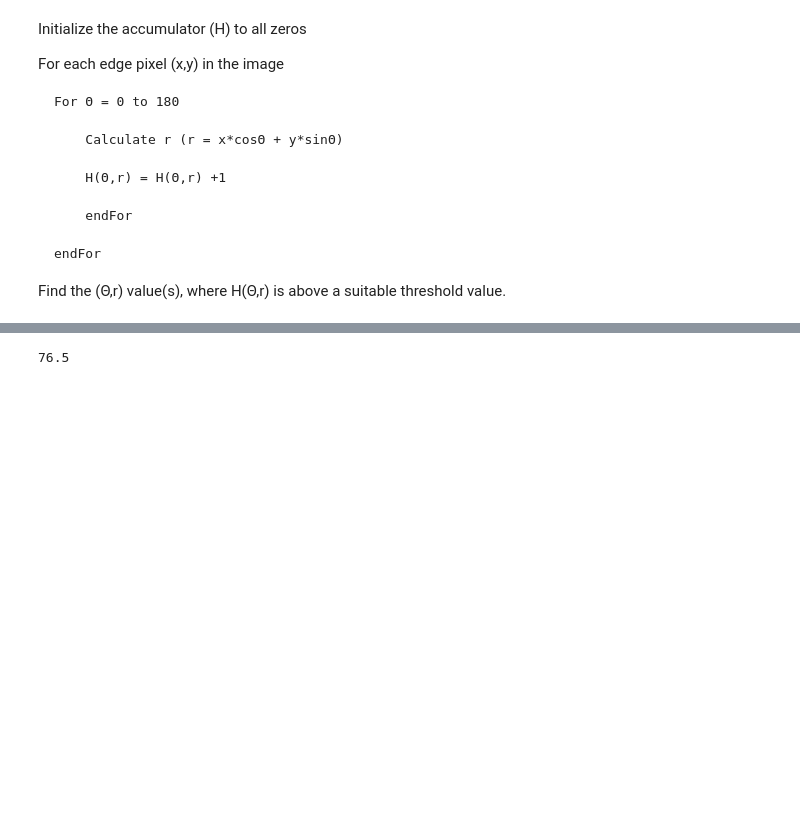
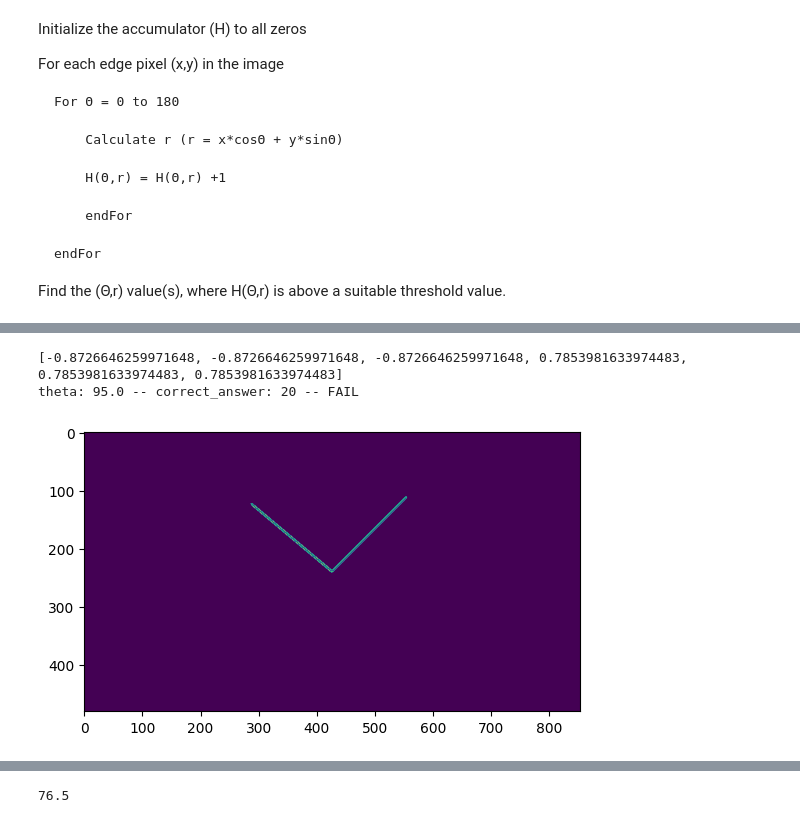
Before and after one commit to coeus-uk/computer-vision, a Jupyter notebook: Task1.ipynb, the cells around one changed output, grey strips where cells are left out. Saved outputs shown, nothing was run; the diff lists cells and outputs as text; code cells hidden in the pictures; blank space fills up the shorter version.

```diff
--- a/Task1.ipynb
+++ b/Task1.ipynb
@@ -81 +88,38 @@ qt.qpa.plugin: Could not find the Qt platform plugin "wayland" in "/home/jay/.lo
+# %%
+# Example usage
+img = cv2.imread('Task1Dataset\image7.png', cv2.IMREAD_GRAYSCALE)
+edges = cv2.Canny(img, 20, 40)
+accumulator, theta_range, rho_range = utils.hough_line(edges)
+hough_line = utils.get_lines(accumulator, theta_range, rho_range, threshold=100)
+line_angles = []
+plt.imshow(edges)
+plt.plot()
+
+for rho, theta in hough_line:
+    #print(line)
+    #(rho, theta) = (line[0][0], line[0][1])
+    # Handle whether the line is in the positive or negative x
+    if (rho < 0):
+        theta += np.pi
+
+    line_angles.append(theta)
+
+    #continue
+print(line_angles)
+if(len(line_angles) < 2):
+    print(f"Skipping  - need at least 2 lines")
+    #continue
+
+# Calculate difference of angles and choose the smaller angle
+angle1 = max(line_angles) - min(line_angles)
+angle2 = (2 * np.pi) - angle1
+angle_between_lines = min(angle1, angle2)
+angle_between_lines = np.round(np.rad2deg(angle_between_lines))
+
+pass_fail_string = "PASS" if angle_between_lines == 20 else "FAIL"
+print(f"theta: {angle_between_lines} -- correct_answer: {20} -- {pass_fail_string}")
+# %% [output]
+[-0.8726646259971648, -0.8726646259971648, -0.8726646259971648, 0.7853981633974483, 0.7853981633974483, 0.7853981633974483]
+theta: 95.0 -- correct_answer: 20 -- FAIL
+[figure, added]
 # %%
```
Also changed, not shown: parts of 6 cells of this notebook, 1 other file.
